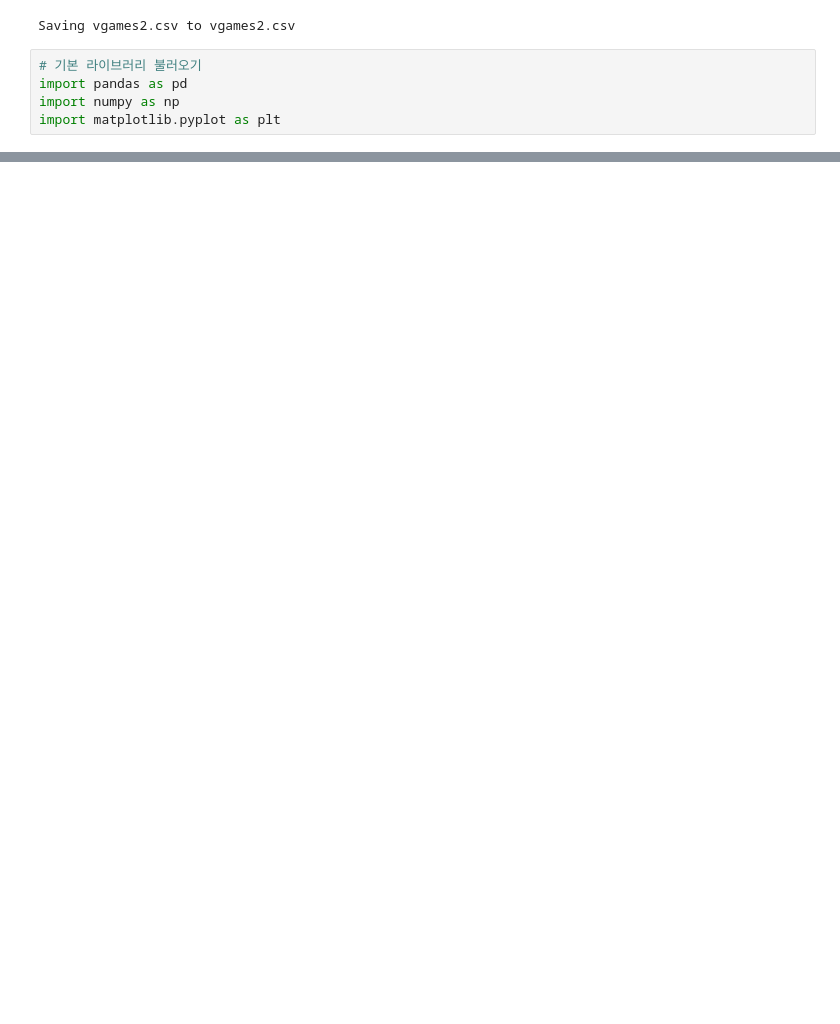
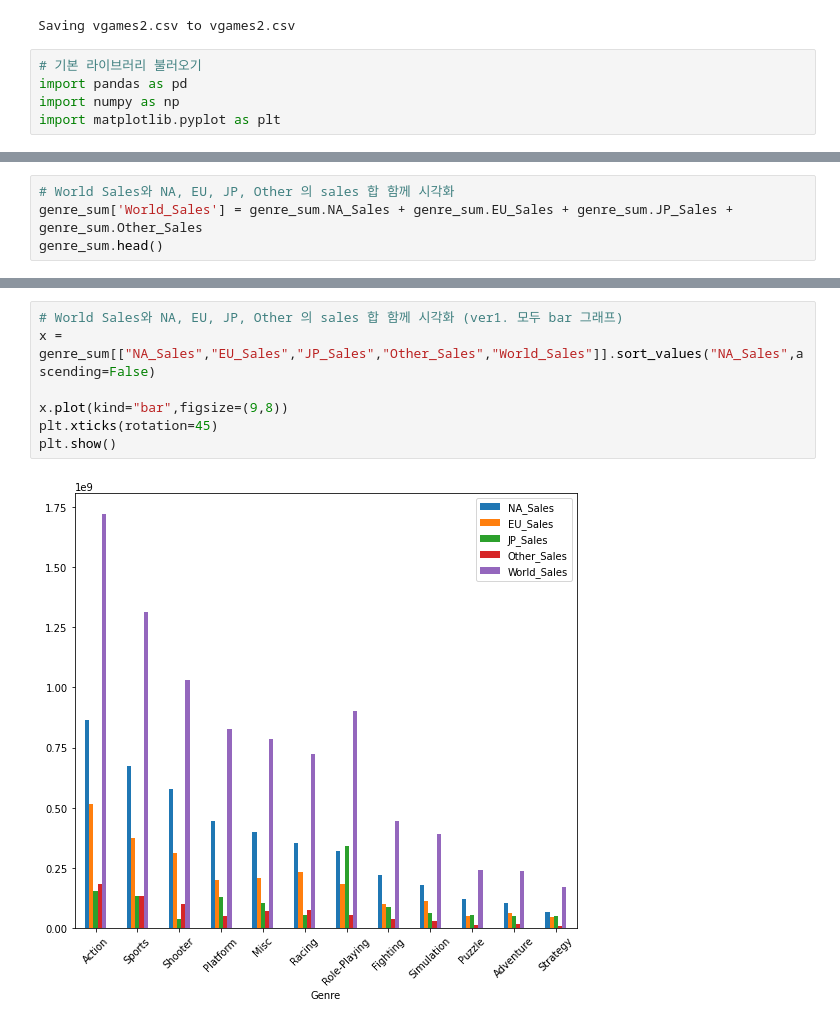
Before and after one commit to shinhyunji36/Codestates_AIB_Projects, a Jupyter notebook: AI_03_신현지_Section1.ipynb, the cells around one changed output, grey strips where cells are left out. Cells and saved outputs as stored; diff of their text form; blank space fills up the shorter version.

```diff
--- a/AI_03_신현지_Section1.ipynb
+++ b/AI_03_신현지_Section1.ipynb
@@ -298,0 +412,4 @@ na_no_K[:100]
+# %%
+# World Sales와 NA, EU, JP, Other 의 sales 합 함께 시각화
+genre_sum['World_Sales'] = genre_sum.NA_Sales + genre_sum.EU_Sales + genre_sum.JP_Sales + genre_sum.Other_Sales
+genre_sum.head()
@@ -298,0 +424,9 @@ na_no_K[:100]
+# %%
+# World Sales와 NA, EU, JP, Other 의 sales 합 함께 시각화 (ver1. 모두 bar 그래프)
+x = genre_sum[["NA_Sales","EU_Sales","JP_Sales","Other_Sales","World_Sales"]].sort_values("NA_Sales",ascending=False)
+
+x.plot(kind="bar",figsize=(9,8))
+plt.xticks(rotation=45)
+plt.show()
+# %% [output]
+[figure, added]
```
Also changed, not shown: parts of 66 cells of this notebook.
